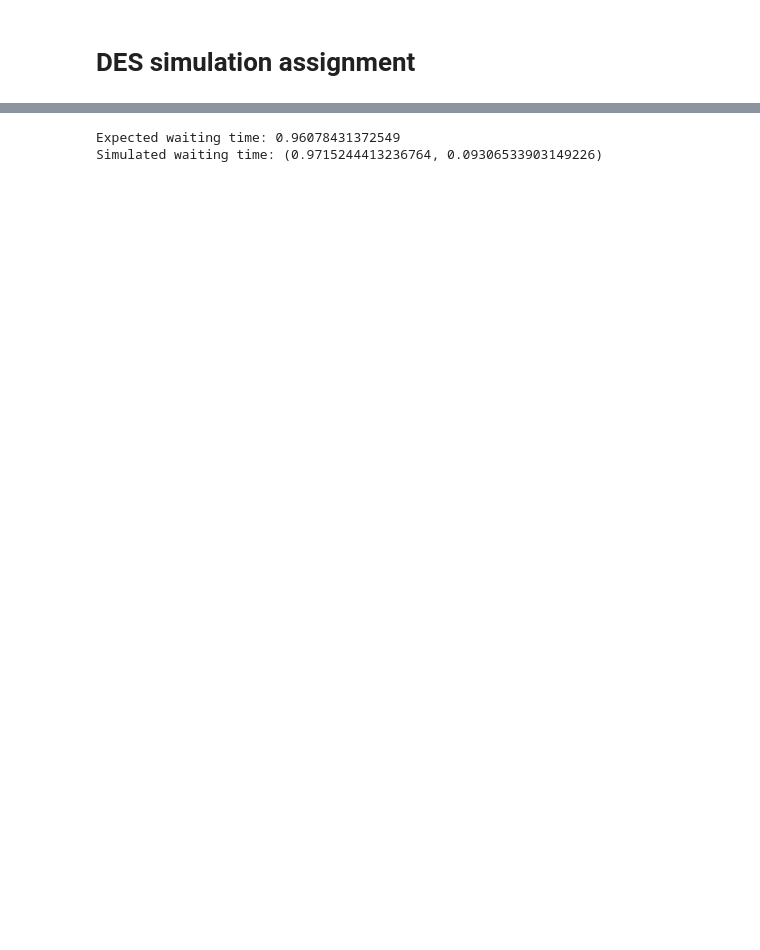
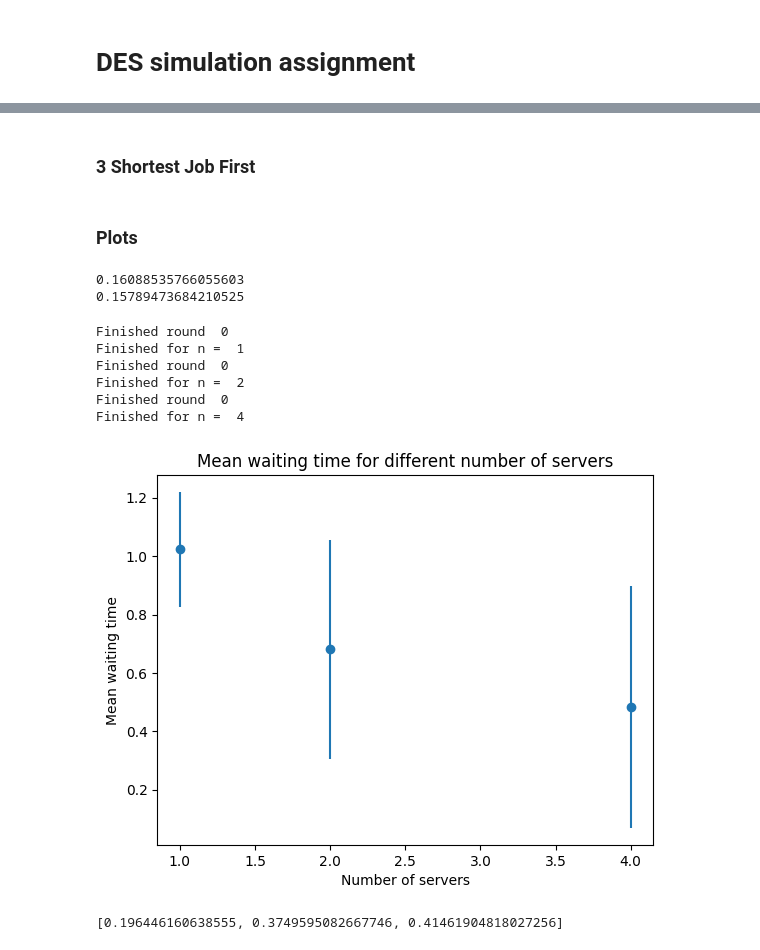
Before and after one commit to RSlanjouw/Stochastic-Simulation-2, a Jupyter notebook: DES_sim.ipynb, the cells around one changed output, grey strips where cells are left out. Drawn from its saved outputs; the diff is of its cells as text; code cells hidden in the pictures; blank space fills up the shorter version.

```diff
--- a/DES_sim.ipynb
+++ b/DES_sim.ipynb
@@ -87,5 +69,4 @@ print(results2)
 # %%
-import math
 
 def calculate_expected_waiting_time(n, p, u):
     # Bereken rho
@@ -111,21 +92,6 @@ def calculate_DES(number_of_rounds, arrival_rate, service_rate, number_of_server
         result = DES_queue(number_of_customers, arrival_rate, service_rate, number_of_servers, rate_prob=True, arrival_prob=True)
         results_waiting.append(result[1])
     # get avr over [_,x,_]
-    return np.mean(results_waiting), np.std(results_waiting)
-
-lambd = 4
-n = 2 # number of servers
-u = 1 # service rate, capacity of the server
-number_of_rounds = 100
-number_of_customers = 1000
-p = lambd / (n * u)
-p= 0.7
-lambd = 1/ (n * p * u)
-
-result = calculate_expected_waiting_time(n,p,u)
-result2 = calculate_DES(number_of_rounds, lambd, u, n, 10000)
-print("Expected waiting time:", result)
-print("Simulated waiting time:", result2)
+    return np.mean(results_waiting), np.std(results_waiting), results_waiting
-# %% [output]
-Expected waiting time: 0.96078431372549
-Simulated waiting time: (0.9715244413236764, 0.09306533903149226)
+# %% [markdown]
+### 3 Shortest Job First
@@ -131,0 +151,50 @@ Simulated waiting time: (0.9715244413236764, 0.09306533903149226)
+# %% [markdown]
+### Plots
+# %%
+n = 3
+u = 1
+p = 0.5
+lambd = u * p * n
+# %% [output]
+0.16088535766055603
+0.15789473684210525
+# %%
+# plot the mean waiting time for different number of servers with a confidence interval
+servers = [1,2,4]
+number_of_customers = 100000
+rho = 0.5
+mu = 1
+number_of_rounds = 100
+results = []
+means = []
+stds = []
+
+for n in servers:
+    lambd = (n * mu * rho)
+    for i in range(number_of_rounds):
+        result = DES_queue(number_of_customers, lambd, mu, n)
+        results.append(result[1])
+        if i % 100 == 0:
+            print("Finished round ", i)
+    mean = np.mean(results)
+    std = np.std(results)
+    means.append(mean)
+    stds.append(std)
+    print("Finished for n = ", n)
+
+
+plt.errorbar(servers, means, yerr=stds, fmt='o')
+plt.xlabel("Number of servers")
+plt.ylabel("Mean waiting time")
+plt.title("Mean waiting time for different number of servers")
+plt.show()
+print(stds)
+# %% [output]
+Finished round  0
+Finished for n =  1
+Finished round  0
+Finished for n =  2
+Finished round  0
+Finished for n =  4
+[figure, added]
+[0.196446160638555, 0.3749595082667746, 0.41461904818027256]
```
Also changed, not shown: parts of 11 cells of this notebook.
